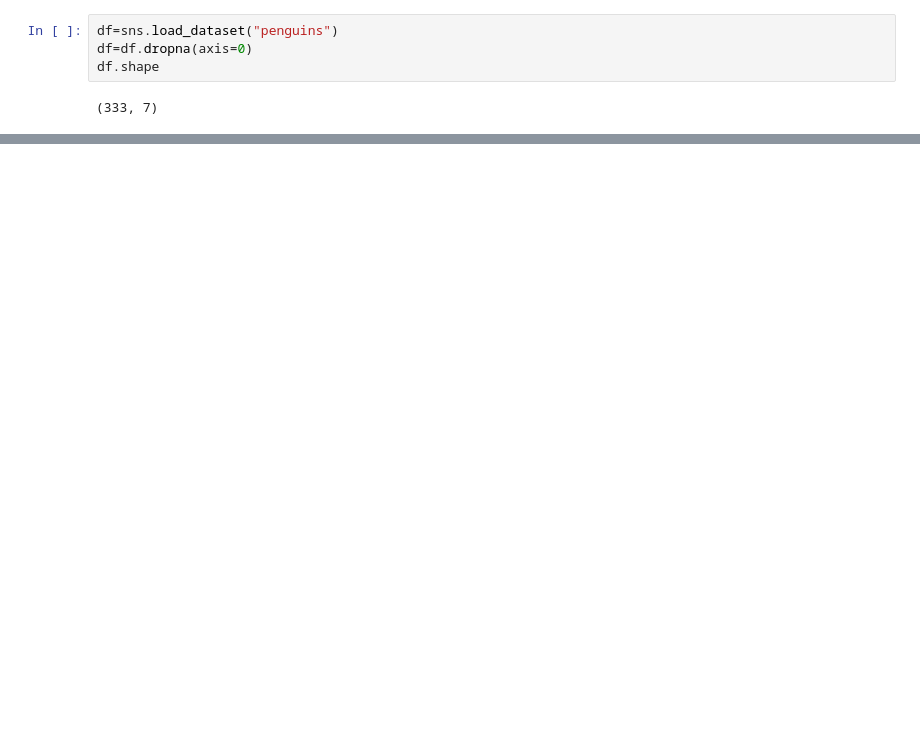
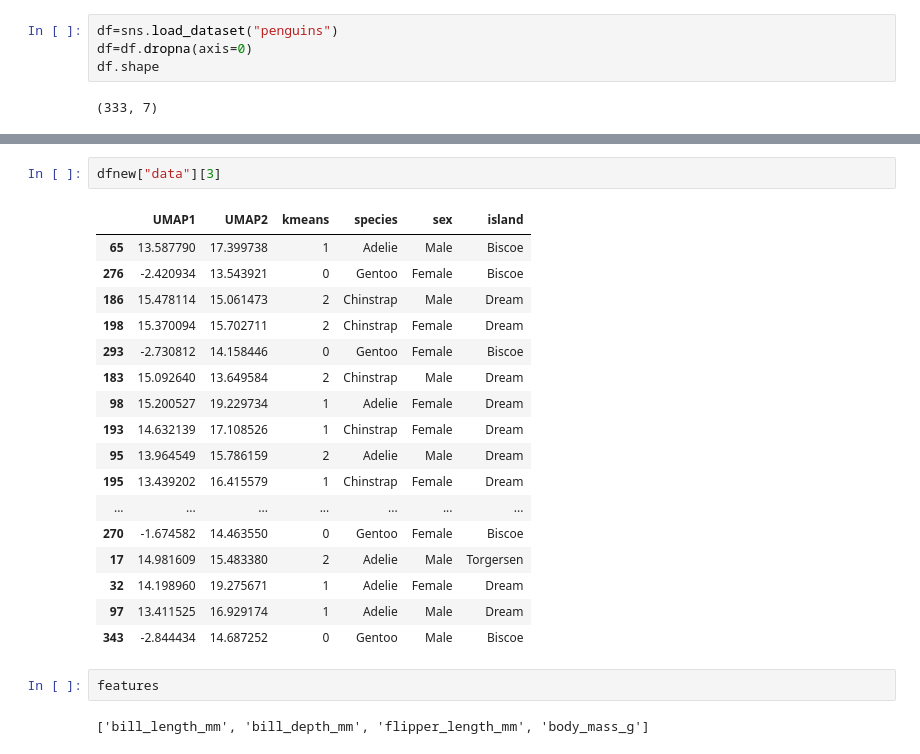
Before and after one commit to koonimaru/omniplot, a Jupyter notebook: ipynb/clusteringplot.ipynb, the cells around one changed output, grey strips where cells are left out. Drawn from its saved outputs; the diff is of its cells as text; blank space fills up the shorter version.

```diff
--- a/ipynb/clusteringplot.ipynb
+++ b/ipynb/clusteringplot.ipynb
@@ -22,0 +51,24 @@ Top two optimal cluster No are: [2, 3]
+# %%
+dfnew["data"][3]
+# %% [output]
+|  | UMAP1 | UMAP2 | kmeans | species | sex | island |
+| 65 | 13.587790 | 17.399738 | 1 | Adelie | Male | Biscoe |
+| 276 | -2.420934 | 13.543921 | 0 | Gentoo | Female | Biscoe |
+| 186 | 15.478114 | 15.061473 | 2 | Chinstrap | Male | Dream |
+| 198 | 15.370094 | 15.702711 | 2 | Chinstrap | Female | Dream |
+| 293 | -2.730812 | 14.158446 | 0 | Gentoo | Female | Biscoe |
+| 183 | 15.092640 | 13.649584 | 2 | Chinstrap | Male | Dream |
+| 98 | 15.200527 | 19.229734 | 1 | Adelie | Female | Dream |
+| 193 | 14.632139 | 17.108526 | 1 | Chinstrap | Female | Dream |
+| 95 | 13.964549 | 15.786159 | 2 | Adelie | Male | Dream |
+| 195 | 13.439202 | 16.415579 | 1 | Chinstrap | Female | Dream |
+| ... | ... | ... | ... | ... | ... | ... |
+| 270 | -1.674582 | 14.463550 | 0 | Gentoo | Female | Biscoe |
+| 17 | 14.981609 | 15.483380 | 2 | Adelie | Male | Torgersen |
+| 32 | 14.198960 | 19.275671 | 1 | Adelie | Female | Dream |
+| 97 | 13.411525 | 16.929174 | 1 | Adelie | Male | Dream |
+| 343 | -2.844434 | 14.687252 | 0 | Gentoo | Male | Biscoe |
+# %%
+features
+# %% [output]
+['bill_length_mm', 'bill_depth_mm', 'flipper_length_mm', 'body_mass_g']
```
Also changed, not shown: parts of 9 cells of this notebook, 16 other files.
